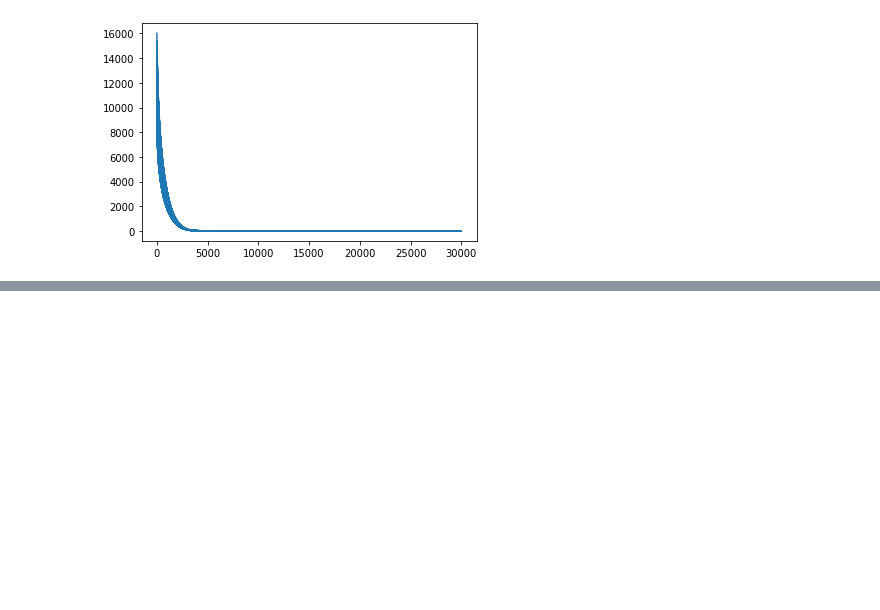
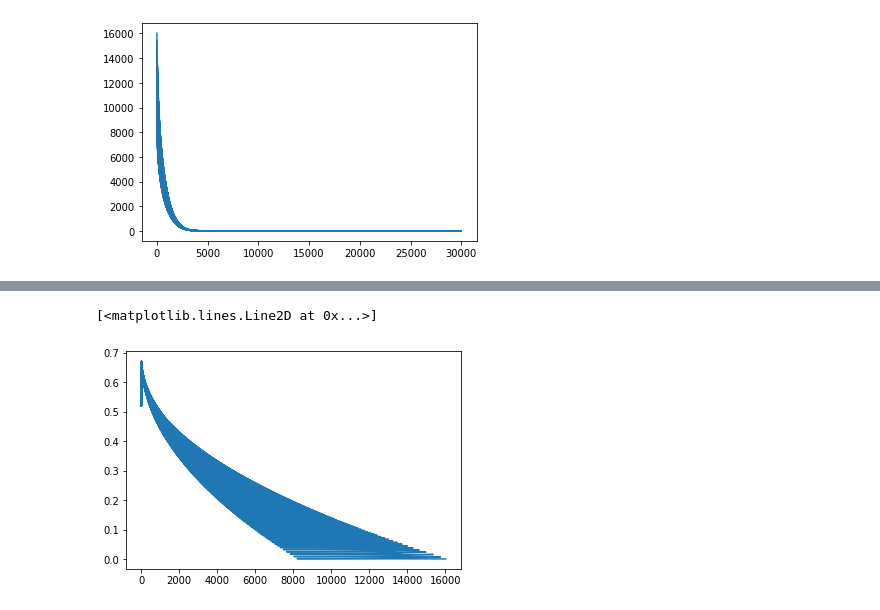
Before and after one commit to YousraAshour/Supervised_machine_learning, a Jupyter notebook: ADAM_Mini_Batch.ipynb, the cells around one changed output, grey strips where cells are left out. Drawn from its saved outputs; the diff is of its cells as text; code cells hidden in the pictures; blank space fills up the shorter version.

```diff
--- a/ADAM_Mini_Batch.ipynb
+++ b/ADAM_Mini_Batch.ipynb
@@ -92,0 +106,5 @@ plt.plot(losses)
+# %%
+plt.plot(losses,Theta1)
+# %% [output]
+[<matplotlib.lines.Line2D at 0x...>]
+[figure, added]
```
Also changed, not shown: parts of 5 cells of this notebook.
